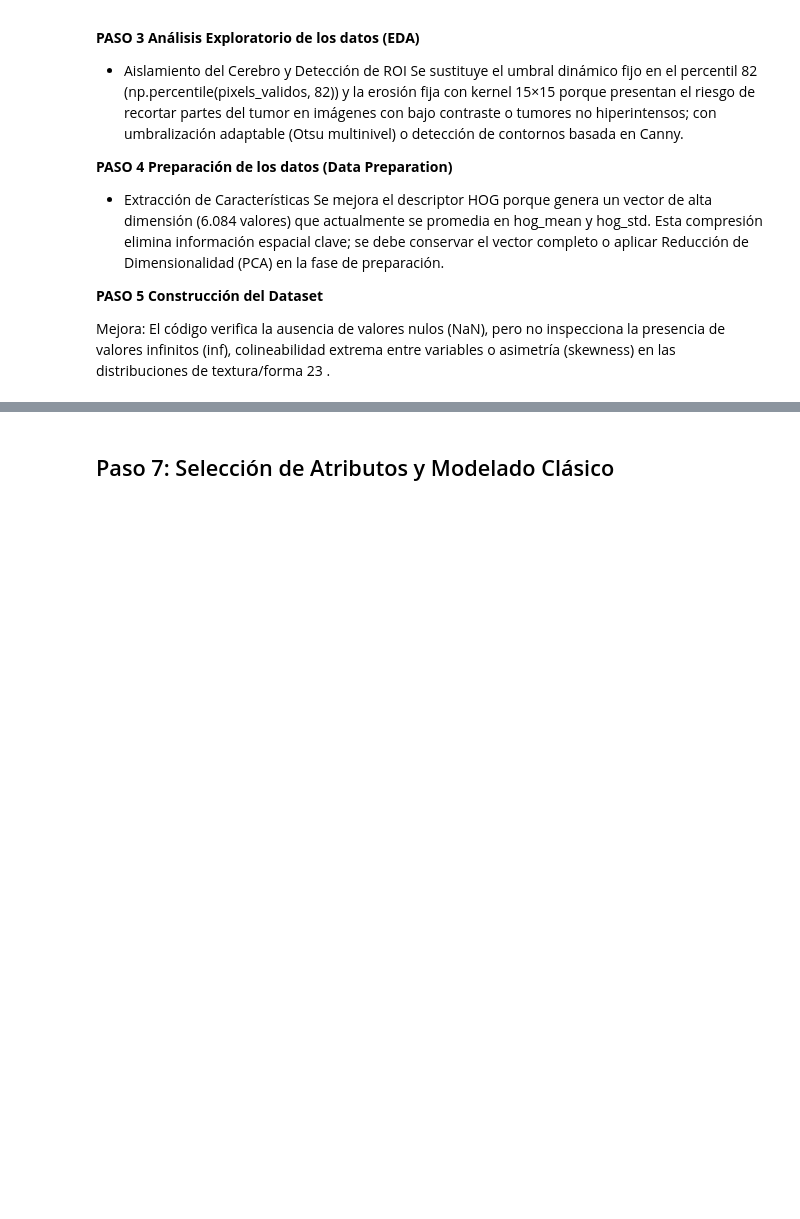
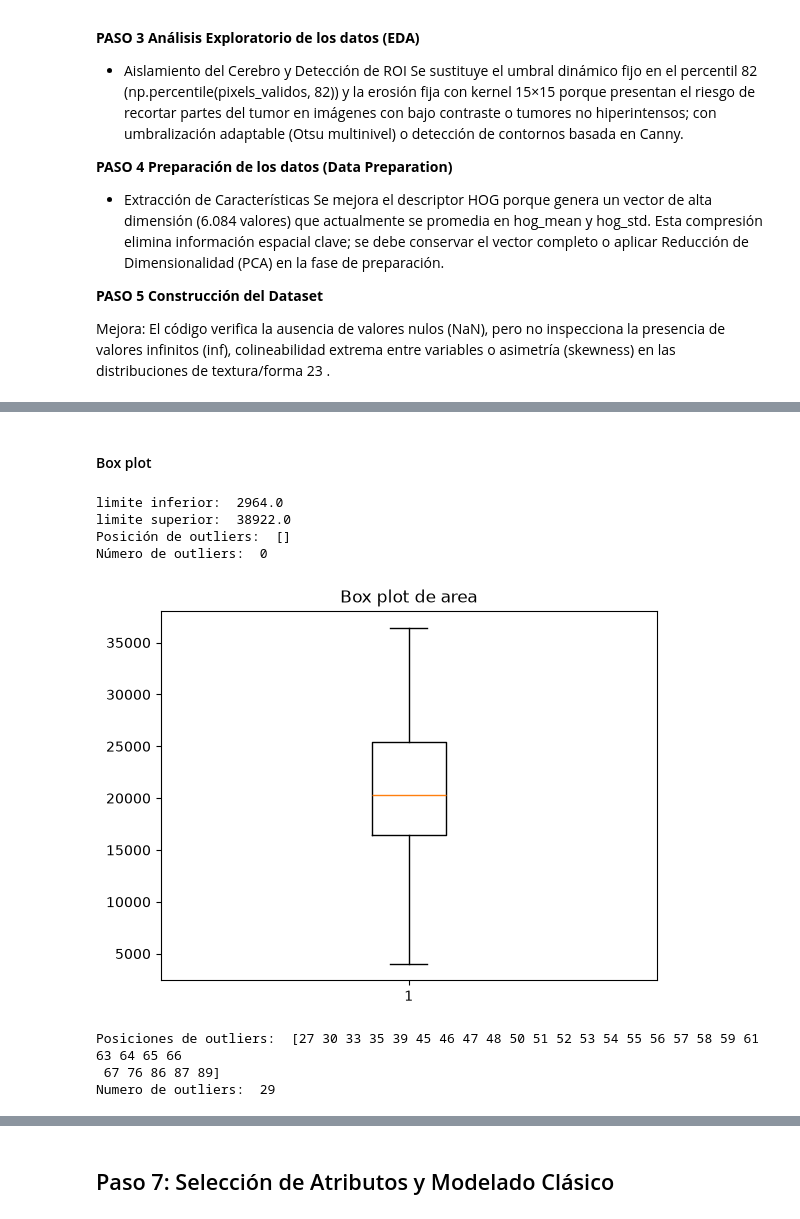
Before and after one commit to Alelop-Itu/TUMORES-CEREBRALES, a Jupyter notebook: Tumores cerebrales.ipynb, the cells around one changed output, grey strips where cells are left out. Saved outputs shown, nothing was run; the diff lists cells and outputs as text; code cells hidden in the pictures; blank space fills up the shorter version.

Commit message:
feat: Se completo el paso6

```diff
--- a/Tumores cerebrales.ipynb
+++ b/Tumores cerebrales.ipynb
@@ -1637,0 +1644,20 @@ Mejora: El código verifica la ausencia de valores nulos (NaN), pero no inspecci
+# %%
+# Usamos el dataset construido en el Paso 5 (ya en memoria, sin duplicados)
+df = df_caracteristicas.copy()
+
+# Separamos identificadores y variables numéricas
+cols_num = [c for c in df.columns if c not in ['categoria', 'set']]
+
+# Partición según el dataset original (Training / Testing)
+df_train = df[df['set'] == 'Training'].reset_index(drop=True)
+df_test = df[df['set'] == 'Testing'].reset_index(drop=True)
+
+X_train, y_train = df_train[cols_num].copy(), df_train['categoria'].copy()
+X_test, y_test = df_test[cols_num].copy(), df_test['categoria'].copy()
+
+print("Datos de entrenamiento:", X_train.shape)
+print("Datos de test:", X_test.shape)
+
+# Variables con escalas muy distintas (se usan para mostrar los resultados)
+vars_demo = ['area', 'perimetro', 'circularidad', 'compacidad', 'media_gris', 'entropia']
+X_train[vars_demo].describe().round(3)
@@ -1637,0 +1909,34 @@ Mejora: El código verifica la ausencia de valores nulos (NaN), pero no inspecci
+# %% [markdown]
+#### Box plot
+# %%
+# Seleccionamos el atributo que vamos a medir
+a = X_train['area']
+
+# Seleccionamos los umbrales a partir de los cuales vamos a considerar outliers
+Q1 = stats.scoreatpercentile(a, 25)
+Q3 = stats.scoreatpercentile(a, 75)
+RIC = Q3 - Q1
+li = Q1 - 1.5 * RIC  # xmin
+ls = Q3 + 1.5 * RIC  # xmax
+
+# Observamos los límites inferior y superior
+print('limite inferior: ', li)
+print('limite superior: ', ls)
+
+# Buscamos la posición de los outliers
+pos_i = np.where(a < li)[0]
+pos_s = np.where(a > ls)[0]
+pos_outliers = np.concatenate((pos_i, pos_s))
+print('Posición de outliers: ', pos_outliers)
+print('Número de outliers: ', len(pos_outliers))
+
+# Dibujamos el diagrama de caja y bigotes
+plt.boxplot(a)
+plt.title('Box plot de area')
+plt.show()
+# %% [output]
+limite inferior:  2964.0
+limite superior:  38922.0
+Posición de outliers:  []
+Número de outliers:  0
+[figure, added]
@@ -1637,0 +1963,22 @@ Mejora: El código verifica la ausencia de valores nulos (NaN), pero no inspecci
+# %%
+# Creamos un bucle for que estime los valores outliers de cada atributo
+headers = X_train.columns  # nombre de los atributos
+pos_outliers = []
+for i in range(len(headers)):
+    variable = X_train[headers[i]]  # Atributo 'x'
+    pos_out = np.expand_dims(find_limits_BP(variable), axis=1)  # Llamamos a la función que hemos creado
+    pos_outliers.append(pos_out)  # Lo añadimos en una lista
+
+# Concatenamos todas las posiciones de outliers
+po = np.vstack(pos_outliers)
+
+# Vemos las posiciones de todos los outliers
+pos_out = np.unique(po)
+print('Posiciones de outliers: ', pos_out)
+
+# Observamos el número de outliers
+print('Numero de outliers: ', len(pos_out))
+# %% [output]
+Posiciones de outliers:  [27 30 33 35 39 45 46 47 48 50 51 52 53 54 55 56 57 58 59 61 63 64 65 66
+ 67 76 86 87 89]
+Numero de outliers:  29
```
Also changed, not shown: parts of 27 cells of this notebook.
